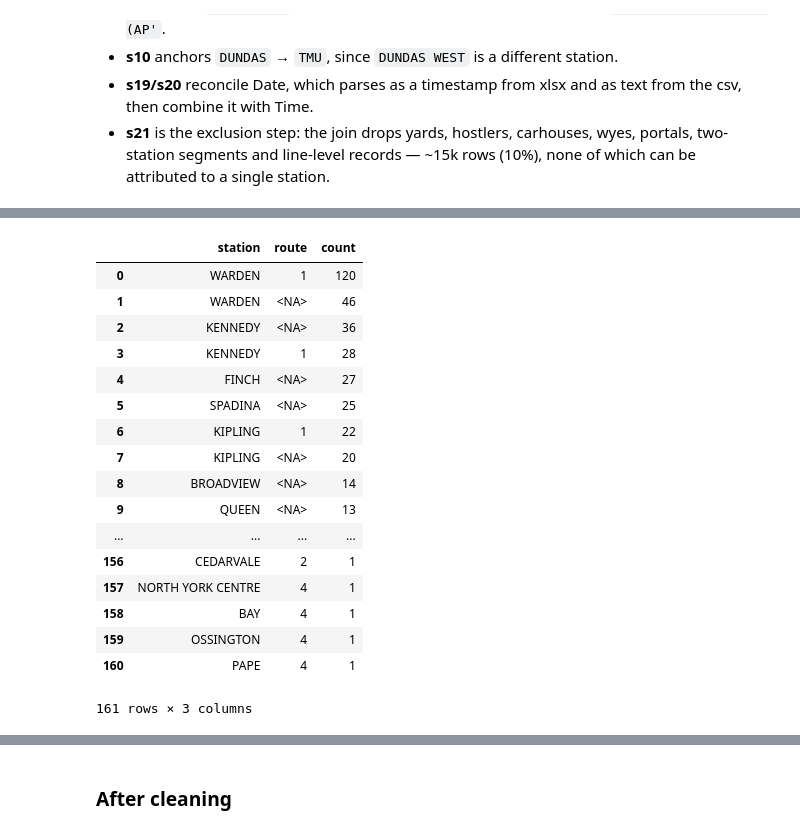
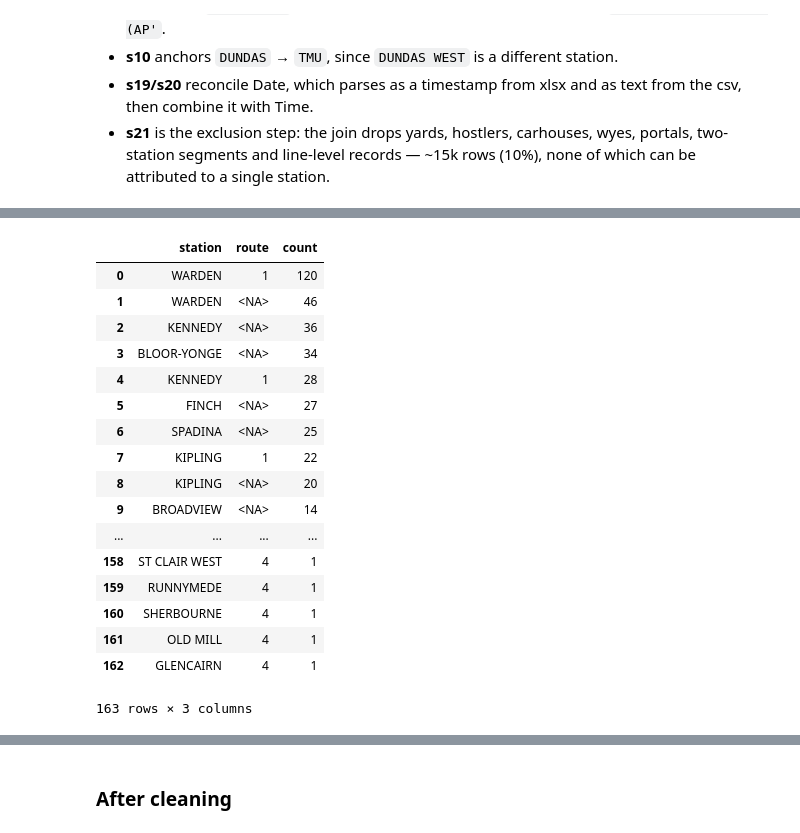
Before and after one commit to DevAwol/TTCdelay, a Jupyter notebook: explore.ipynb, the cells around one changed output, grey strips where cells are left out. Drawn from its saved outputs; the diff is of its cells as text; code cells hidden in the pictures.

```diff
--- a/explore.ipynb
+++ b/explore.ipynb
@@ -440,37 +466,37 @@ result
 # %%
 pd.set_option('display.max_rows', 25)
 
 con.sql("""
     WITH table1 AS (
-        SELECT * FROM clean_delays_all t1
+        SELECT * EXCLUDE (t2.station) FROM clean_delays_all t1
         JOIN ( SELECT DISTINCT station FROM station_trips_clean) t2
             ON t1.station = t2.station
         WHERE t2.station IS NOT NULL
     )
 
     SELECT t1.station, route, COUNT(t1.station) AS count FROM table1 t1
     LEFT JOIN station_trips_clean t2
         ON t1.route = t2.Line AND t1.station = t2.station
     WHERE t2.Line IS NULL
     GROUP BY t1.station, route
     ORDER BY count DESC
 """).df()
 # %% [output]
 |  | station | route | count |
 | 0 | WARDEN | 1 | 120 |
 | 1 | WARDEN | <NA> | 46 |
 | 2 | KENNEDY | <NA> | 36 |
-| 3 | KENNEDY | 1 | 28 |
-| 4 | FINCH | <NA> | 27 |
-| 5 | SPADINA | <NA> | 25 |
-| 6 | KIPLING | 1 | 22 |
-| 7 | KIPLING | <NA> | 20 |
-| 8 | BROADVIEW | <NA> | 14 |
-| 9 | QUEEN | <NA> | 13 |
+| 3 | BLOOR-YONGE | <NA> | 34 |
+| 4 | KENNEDY | 1 | 28 |
+| 5 | FINCH | <NA> | 27 |
+| 6 | SPADINA | <NA> | 25 |
+| 7 | KIPLING | 1 | 22 |
+| 8 | KIPLING | <NA> | 20 |
+| 9 | BROADVIEW | <NA> | 14 |
 | ... | ... | ... | ... |
-| 156 | CEDARVALE | 2 | 1 |
-| 157 | NORTH YORK CENTRE | 4 | 1 |
-| 158 | BAY | 4 | 1 |
-| 159 | OSSINGTON | 4 | 1 |
-| 160 | PAPE | 4 | 1 |
+| 158 | ST CLAIR WEST | 4 | 1 |
+| 159 | RUNNYMEDE | 4 | 1 |
+| 160 | SHERBOURNE | 4 | 1 |
+| 161 | OLD MILL | 4 | 1 |
+| 162 | GLENCAIRN | 4 | 1 |
-161 rows × 3 columns
+163 rows × 3 columns
```
Also changed, not shown: parts of 7 cells of this notebook.
